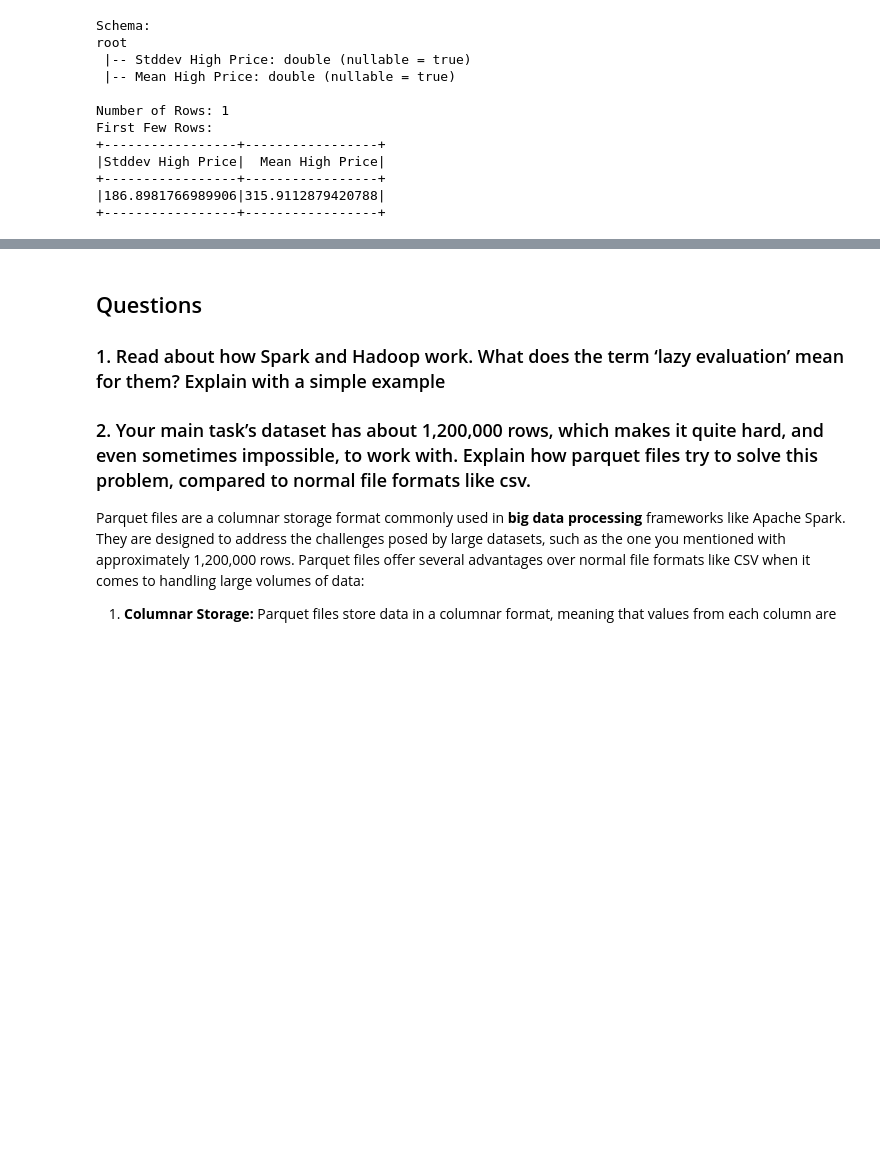
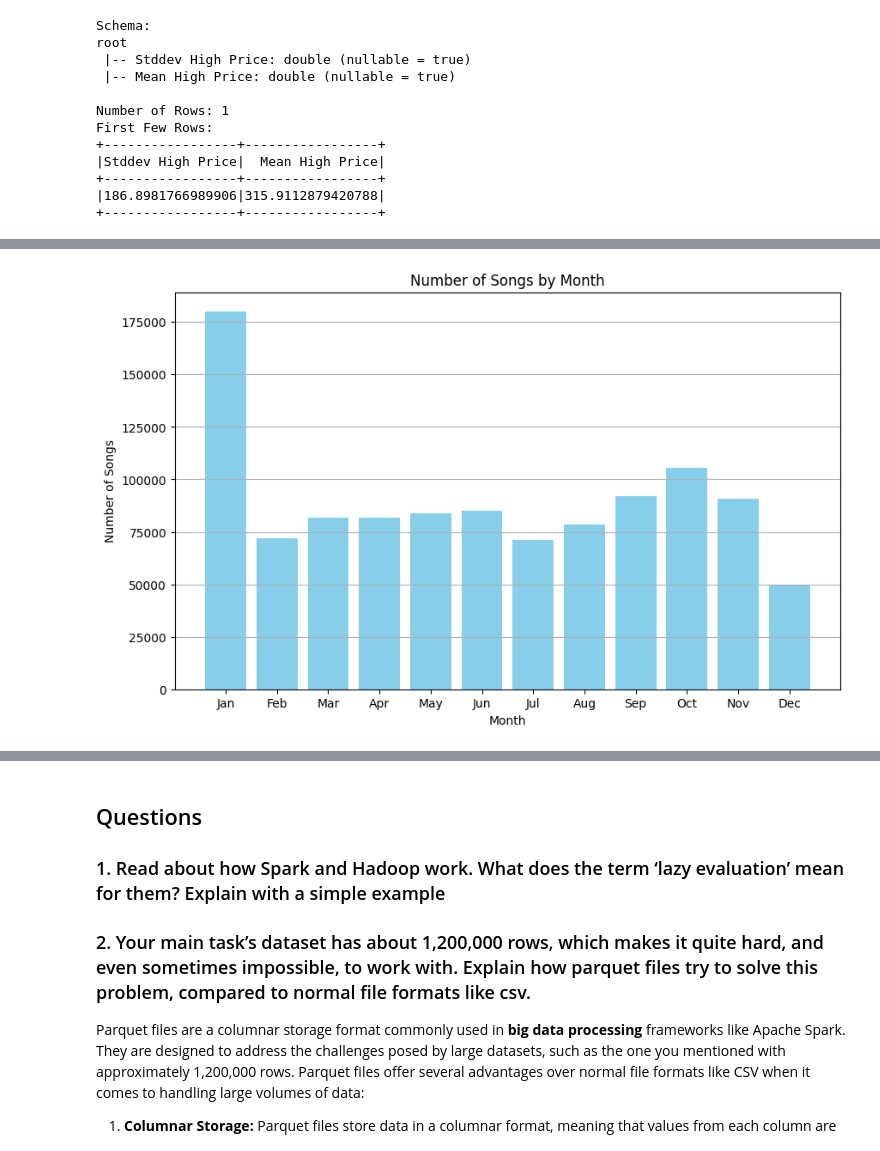
Before and after one commit to SoheilHajianManesh/Data-Sciense-Course-Projects, a Jupyter notebook: CA3/CA3.ipynb, the cells around one changed output, grey strips where cells are left out. Cells and saved outputs as stored; diff of their text form; code cells hidden in the pictures; blank space fills up the shorter version.

```diff
--- a/CA3/CA3.ipynb
+++ b/CA3/CA3.ipynb
@@ -202,0 +202,3 @@ First Few Rows:
+# %%
+spotify_df = spark.read.parquet("spotify.parquet")
+show_dataframe_info(spotify_df,5)
@@ -202,0 +292,22 @@ First Few Rows:
+# %%
+modified_spotify_df = spotify_df.withColumn('release_date', to_date(spotify_df['release_date'], 'yyyy-MM-dd'))
+
+modified_spotify_df = modified_spotify_df.withColumn('release_month', month('release_date'))
+modified_spotify_df = modified_spotify_df.filter(modified_spotify_df['release_month'].isNotNull())
+
+songs_by_month = modified_spotify_df.groupby('release_month').agg(count('*').alias('song_count')).orderBy('release_month')
+songs_by_month_list = songs_by_month.collect()
+
+months = [row['release_month'] for row in songs_by_month_list]
+song_counts = [row['song_count'] for row in songs_by_month_list]
+
+plt.figure(figsize=(10, 6))
+plt.bar(months, song_counts, color='skyblue')
+plt.title('Number of Songs by Month')
+plt.xlabel('Month')
+plt.ylabel('Number of Songs')
+plt.xticks(range(1, 13), ['Jan', 'Feb', 'Mar', 'Apr', 'May', 'Jun', 'Jul', 'Aug', 'Sep', 'Oct', 'Nov', 'Dec'])
+plt.grid(axis='y')
+plt.show()
+# %% [output]
+[figure, added]
```
Also changed, not shown: parts of 13 cells of this notebook.
